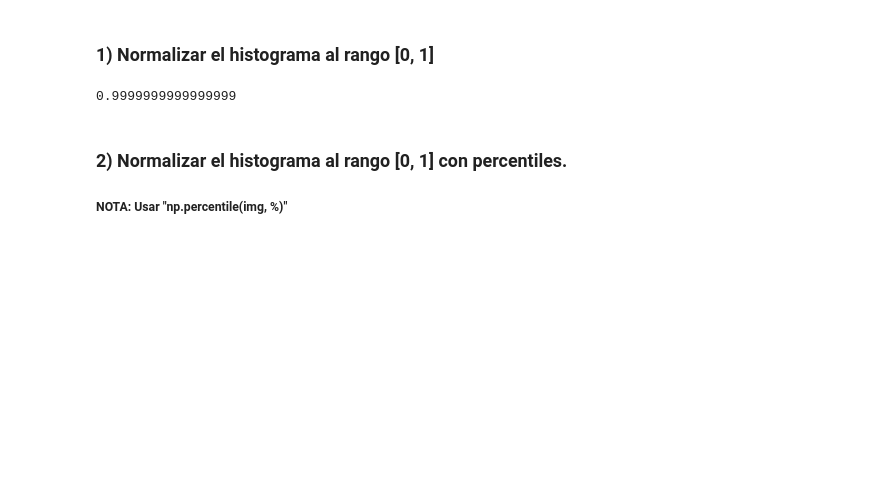
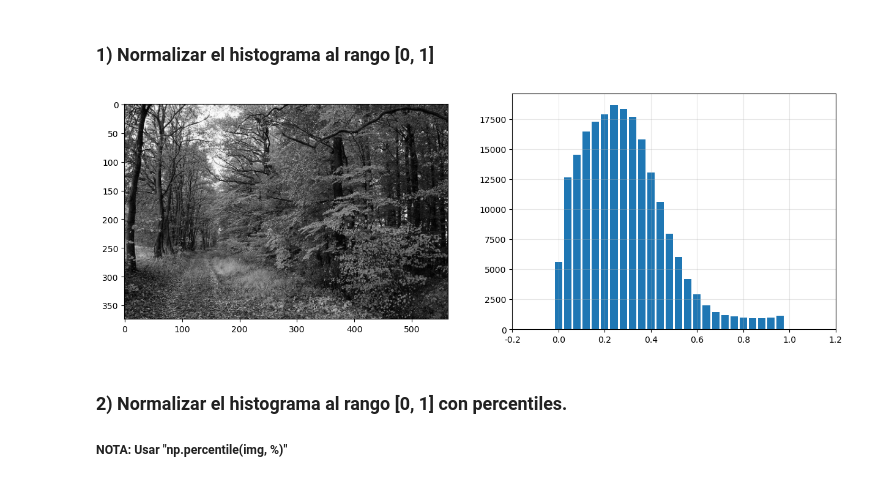
Before and after one commit to disenodc/pdi, a Jupyter notebook: practica_3_Ceballos.ipynb, the cells around one changed output. Saved outputs shown, nothing was run; the diff lists cells and outputs as text; code cells hidden in the pictures; blank space fills up the shorter version.

```diff
--- a/practica_3_Ceballos.ipynb
+++ b/practica_3_Ceballos.ipynb
@@ -43,15 +43,40 @@ plot_hist(img_rgb, 35, axes[1])
 # %% [markdown]
 ### 1) Normalizar el histograma al rango [0, 1]
 # %%
-img_gray = rgb2yiq(img_rgb)[:,:,0]
-img_gray.min()
-img_gray.max()
-# Sabiendo el minimo y el máximo, aplicar una funcion
-# que "estire" el historgrama desde 0 a 1.
+#paso a gris
+M = np.ones((3,3))/3
+img_gray = apply_matrix(img_rgb, M)
 
-# y = [{(x-inMin)*(outMax - outMin)} / (inMax - inMin)] + outMin
+#valores minimos y maximos
+min = img_gray.min()
+max = img_gray.max()
+
+# inMin = img_rgb.min()
+# inMax = img_rgb.max()
+# outMin = img_gray.min()
+# outMax = img_gray.max()
+
+# Sabiendo el minimo y el máximo, aplicar una funcion que "estire" el historgrama desde 0 a 1.
+
+#y = [{(x-inMin)*(outMax - outMin)} / (inMax - inMin)] + outMin
+
+#y_new = [{(img_gray-inMin)*(outMax - outMin)} / (inMax - inMin)] + outMin
+
+#funcion
+y_new = (img_gray - min) / (max - min)
+
+# siendo:a
+#        y_new: tu imagen ajustada
+#        y_img: tu imagen de luminancia sin ajustar
+#          min: el mínimo valor de luminancia de tu imagen sin ajustar
+#          max: el máximo valor de luminancia de tu imagen sin ajustar
+
+
+fig, axes = plt.subplots(1, 2, figsize=(15,5))
+axes[0].imshow(np.clip(y_new,0,1))
+plot_hist(y_new, 25, axes[1])
 # %% [output]
-0.9999999999999999
+[figure, added]
 # %% [markdown]
 ### 2) Normalizar el histograma al rango [0, 1] con percentiles.
 ##### NOTA: Usar "np.percentile(img, %)"
```
Also changed, not shown: parts of 4 cells of this notebook, 2 other files.
